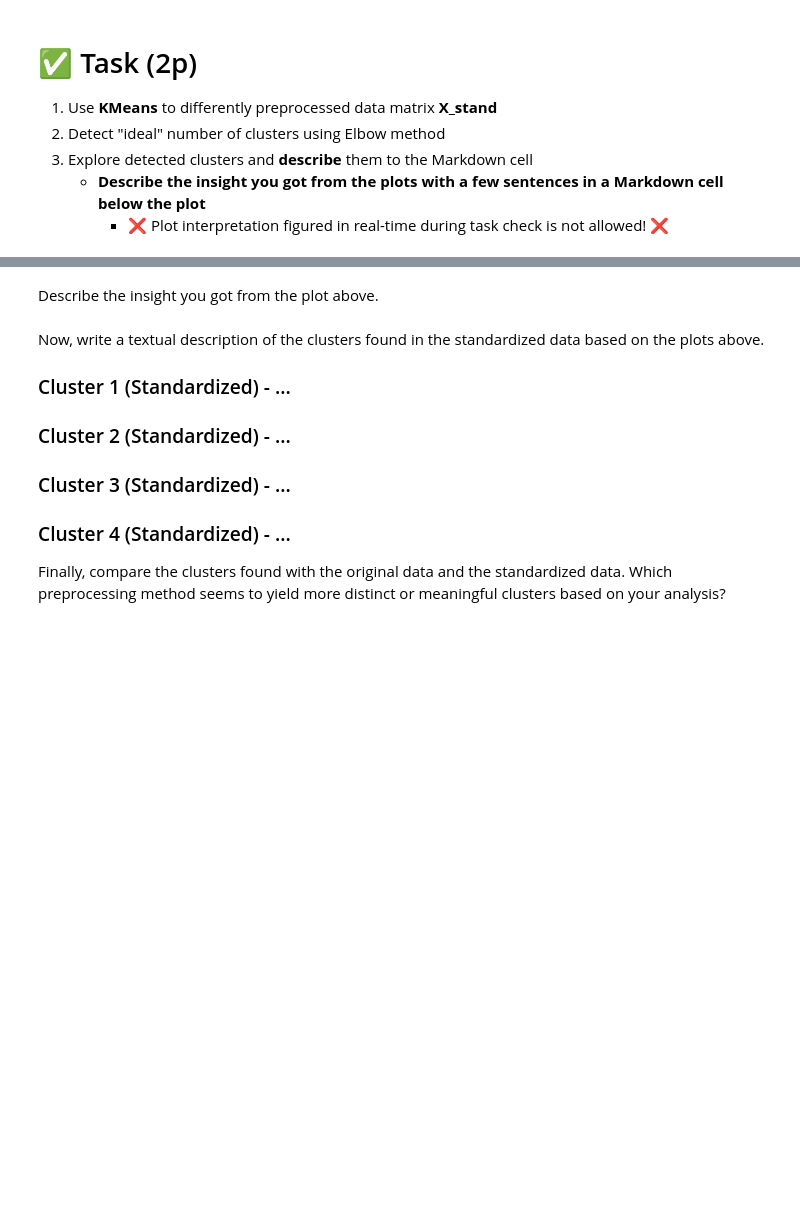
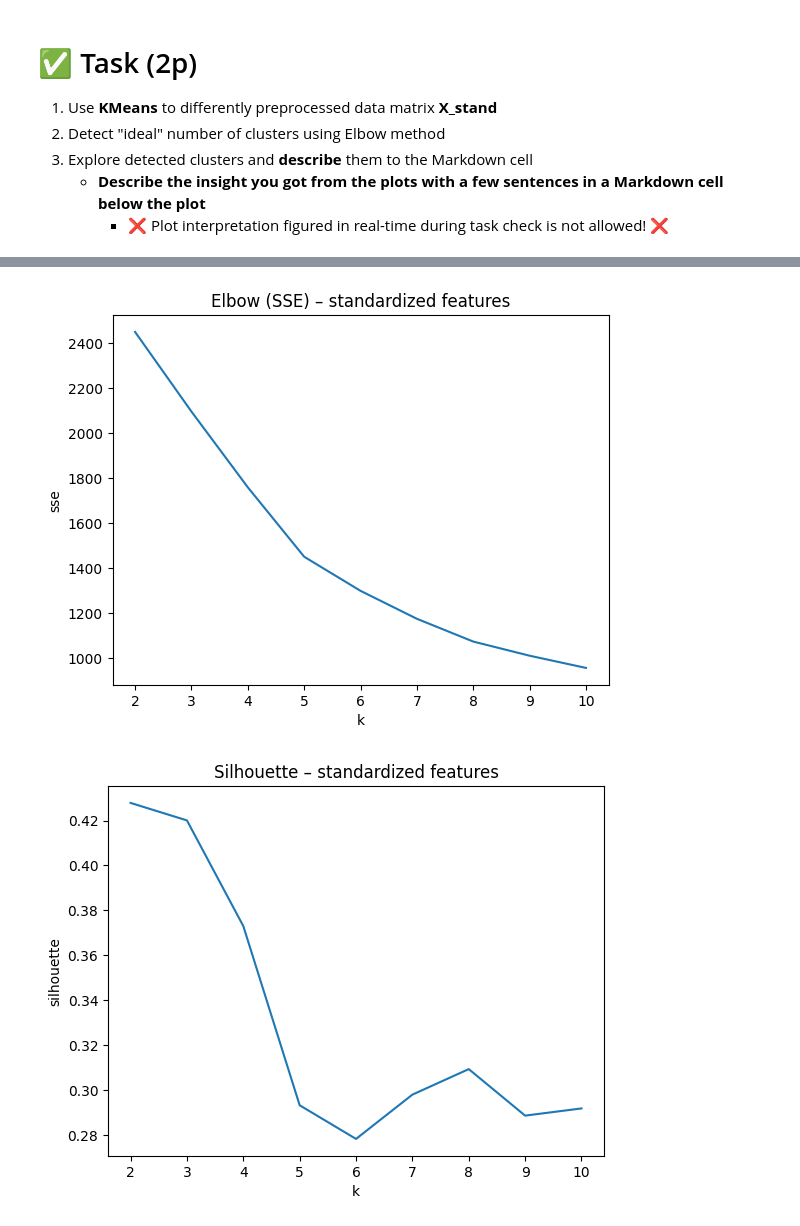
Before and after one commit to TotalChaosRexinator/School, a Jupyter notebook: fml_04.ipynb, the cells around one changed output, grey strips where cells are left out. Cells and saved outputs as stored; diff of their text form; code cells hidden in the pictures; blank space fills up the shorter version.

```diff
--- a/fml_04.ipynb
+++ b/fml_04.ipynb
@@ -527,16 +527,3 @@ X_stand.describe()
 3. Explore detected clusters and **describe** them to the Markdown cell
     * **Describe the insight you got from the plots with a few sentences in a Markdown cell below the plot**
         * ❌ Plot interpretation figured in real-time during task check is not allowed! ❌
-# %%
-X_stand_values = X_stand.values
-
-clustering_scores_stand = []
-for k in range(2, 11):
-    clustering_stand = sklearn.cluster.KMeans(n_clusters=k, random_state=13, n_init=10).fit(X_stand_values)
-    clustering_scores_stand.append({
-        'k': k,
-        'sse': clustering_stand.inertia_,
-        'silhouette': sklearn.metrics.silhouette_score(X_stand_values, clustering_stand.labels_)
-    })
-df_clustering_scores_stand = pd.DataFrame.from_dict(clustering_scores_stand, orient='columns')
-df_clustering_scores_stand = df_clustering_scores_stand.set_index('k')
@@ -582,11 +530,28 @@ sns.countplot(data=X_stand, x='cluster_id_stand', hue='Pclass').set_title('Passe
-# %% [markdown]
-Describe the insight you got from the plot above.
-# %% [markdown]
-Now, write a textual description of the clusters found in the standardized data based on the plots above.
-
-### Cluster 1 (Standardized) - ...
-### Cluster 2 (Standardized) - ...
-### Cluster 3 (Standardized) - ...
-### Cluster 4 (Standardized) - ...
-
-Finally, compare the clusters found with the original data and the standardized data. Which preprocessing method seems to yield more distinct or meaningful clusters based on your analysis?
+# %%
+col_names = ['Fare', 'Age', 'SibSp', 'Parch']
+enc = sklearn.preprocessing.StandardScaler()
+X_stand = pd.DataFrame(enc.fit_transform(df_clustering.loc[:, col_names]), columns = col_names, index=df_clustering.index)
+X_stand = pd.concat([X_stand, df_encoded.loc[:, ['Sex', 'C', 'Q', 'S']], df_clustering.Survived], axis=1)
+# %%
+feature_cols = ['Fare','Age','SibSp','Parch','Sex','C','Q','S']
+clustering_scores = []
+
+for k in range(2, 11):
+    km = sklearn.cluster.KMeans(n_clusters=k, random_state=13)
+    labels = km.fit_predict(X_stand[feature_cols])
+    sse = km.inertia_
+    sil = sklearn.metrics.silhouette_score(X_stand[feature_cols], labels)
+    clustering_scores.append({'k': k, 'sse': sse, 'silhouette': sil})
+
+df_clustering_scores = pd.DataFrame(clustering_scores)
+# %%
+sns.lineplot(data=df_clustering_scores, x='k', y='sse')
+plt.title('Elbow (SSE) – standardized features')
+plt.show()
+
+sns.lineplot(data=df_clustering_scores, x='k', y='silhouette')
+plt.title('Silhouette – standardized features')
+plt.show()
+# %% [output]
+[figure, added]
+[figure, added]
```
Also changed, not shown: parts of 17 cells of this notebook.
